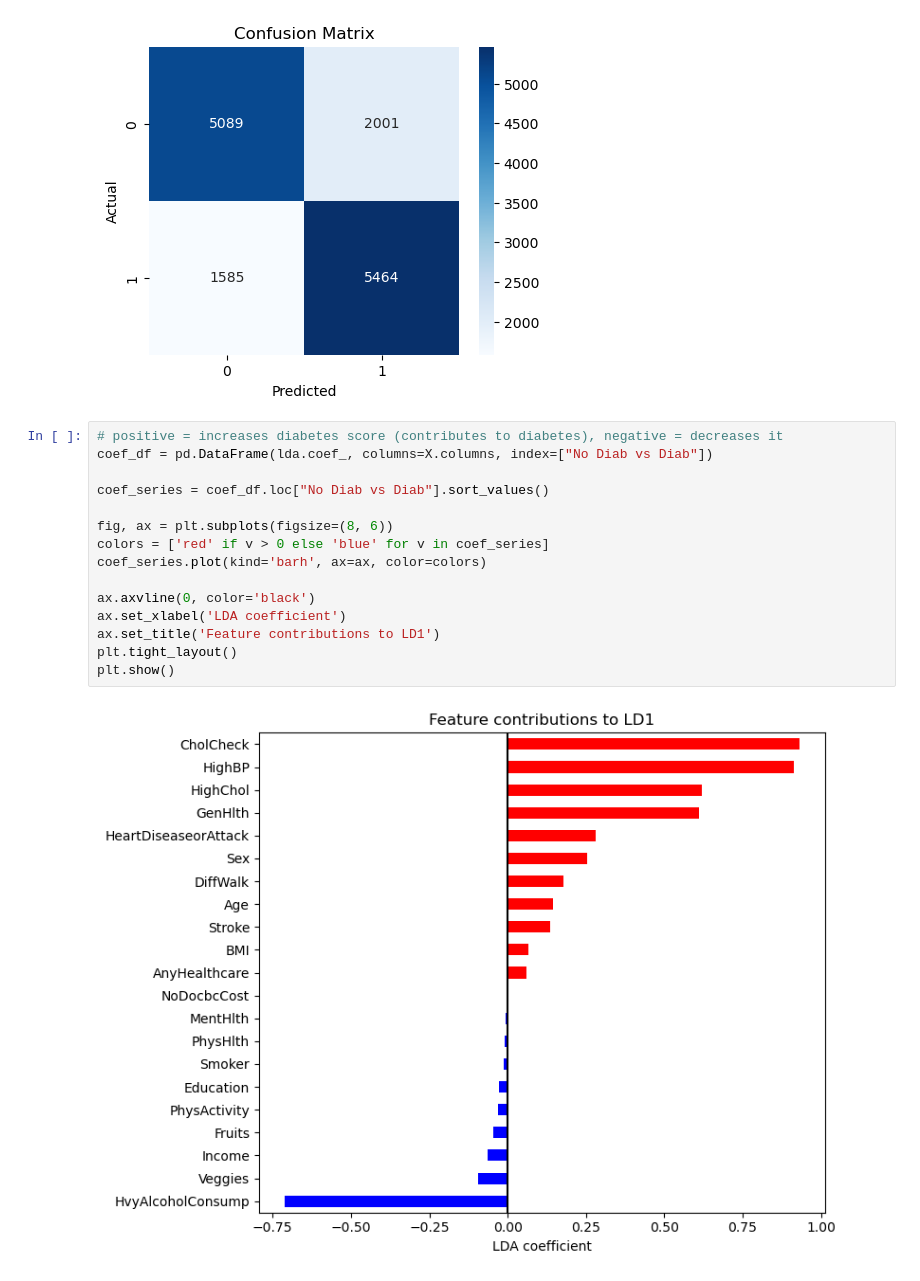
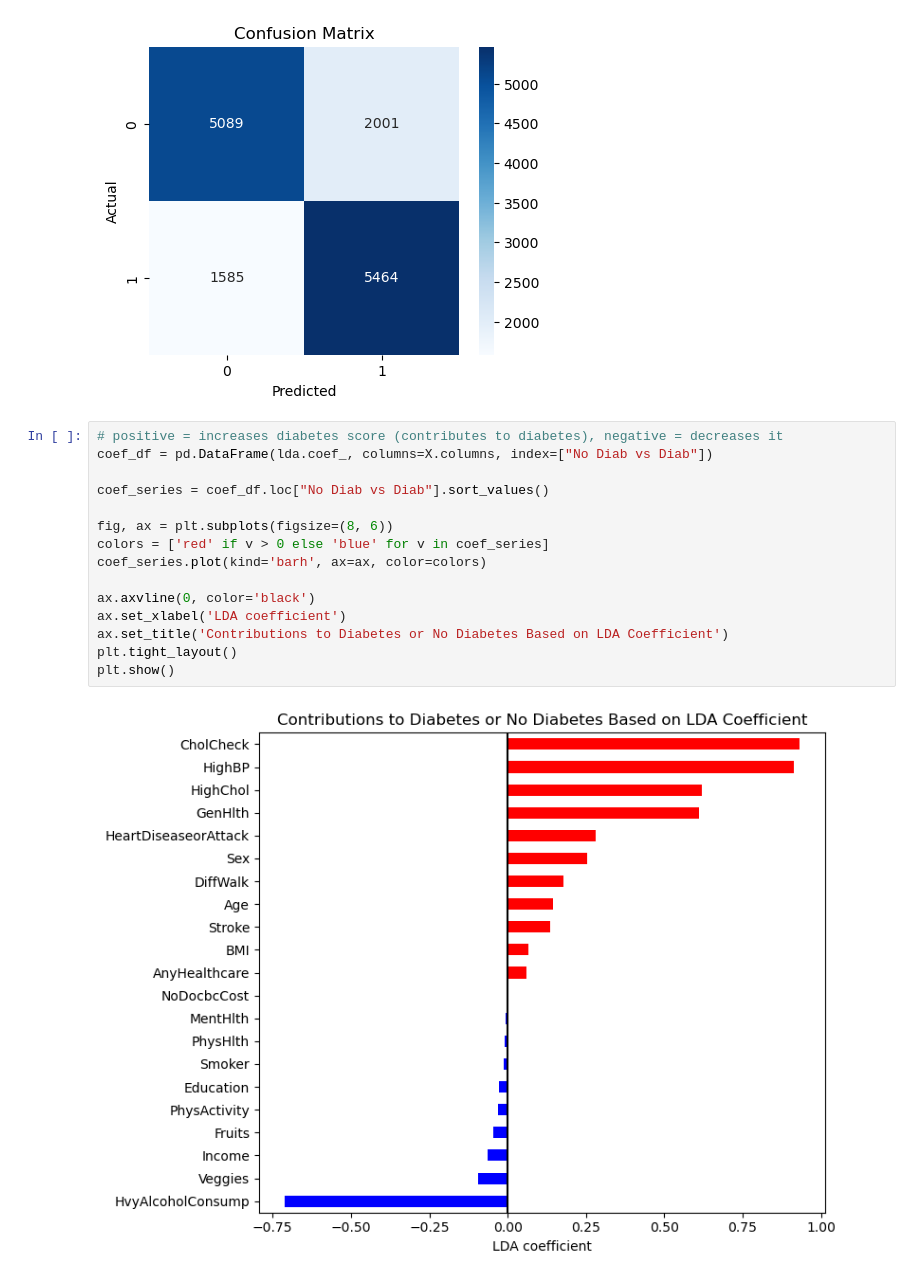
Before and after one commit to pponn/DS4400_Final_Project, a Jupyter notebook: LDA.ipynb, the cells around one changed output. Drawn from its saved outputs; the diff is of its cells as text.

```diff
--- a/LDA.ipynb
+++ b/LDA.ipynb
@@ -60,17 +60,17 @@ plt.show()
 # %%
 # positive = increases diabetes score (contributes to diabetes), negative = decreases it
 coef_df = pd.DataFrame(lda.coef_, columns=X.columns, index=["No Diab vs Diab"])
 
 coef_series = coef_df.loc["No Diab vs Diab"].sort_values()
 
 fig, ax = plt.subplots(figsize=(8, 6))
 colors = ['red' if v > 0 else 'blue' for v in coef_series]
 coef_series.plot(kind='barh', ax=ax, color=colors)
 
 ax.axvline(0, color='black')
 ax.set_xlabel('LDA coefficient')
-ax.set_title('Feature contributions to LD1')
+ax.set_title('Contributions to Diabetes or No Diabetes Based on LDA Coefficient')
 plt.tight_layout()
 plt.show()
 # %% [output]
-[figure, old version]
+[figure, new version]
```
